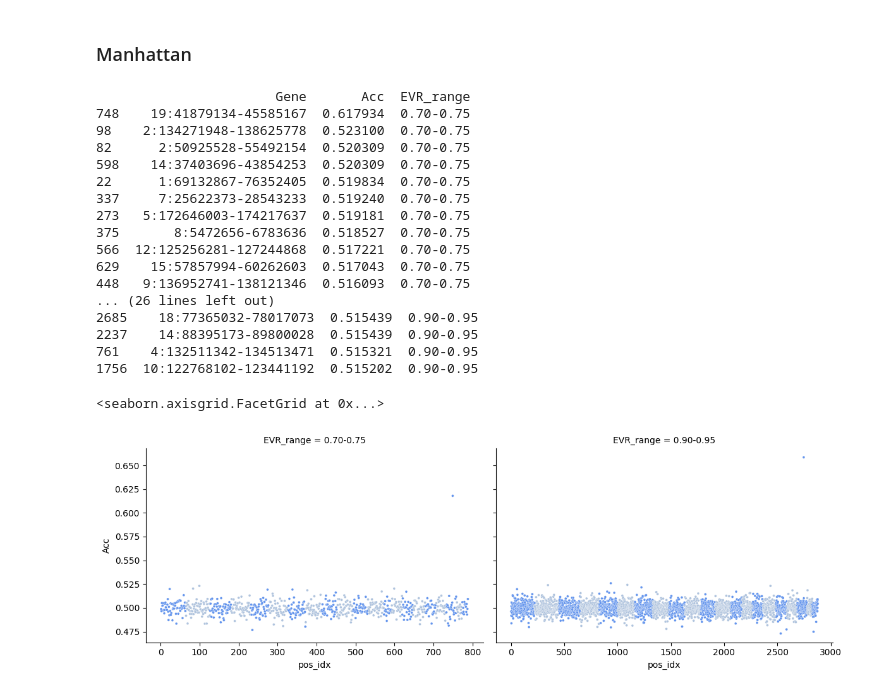
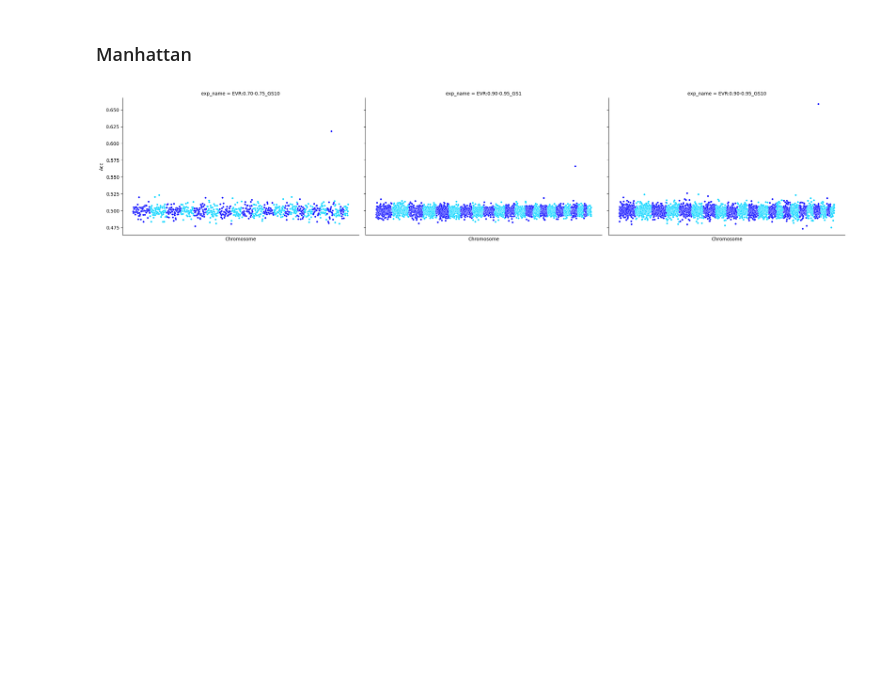
Before and after one commit to titoghose/GWANN, a Jupyter notebook: Code_AD/gene_PCA.ipynb, the cells around one changed output. Saved outputs shown, nothing was run; the diff lists cells and outputs as text; code cells hidden in the pictures; blank space fills up the shorter version.

```diff
--- a/Code_AD/gene_PCA.ipynb
+++ b/Code_AD/gene_PCA.ipynb
@@ -9,7 +9,8 @@ import tqdm
 # FH_AD_ChrGenePCA_00_GS10_v1_2500bp_summary
 exp_list = [
     {'name': 'GenePCA_00_GS10_v1', 'evr': 0.7},
-    {'name': 'GenePCA_00_GS10_v2', 'evr': 0.9}]
+    {'name': 'GenePCA_00_GS10_v2', 'evr': 0.9},
+    {'name': 'GenePCA_00_GS1_v2', 'evr': 0.9}]
 # %%
 def get_num_snps(pca_folder, pca_fname):
     with open(f'{pca_folder}/{pca_fname}', 'rb') as f:
@@ -32,7 +33,9 @@ for exp_dict in exp_list:
     meta_agg = pd.concat(meta_agg)
     summ_df = pd.merge(summ_df, meta_agg, on='Gene', how='inner')
     summ_df = summ_df[['Gene', 'Chrom', 'num_snps', 'evr', 'Acc']]
-    summ_df['EVR_range'] = f'{exp_dict["evr"]:.2f}-{exp_dict["evr"]+0.05:.2f}'
+    # summ_df['EVR_range'] = f'{exp_dict["evr"]:.2f}-{exp_dict["evr"]+0.05:.2f}'
+    summ_df['exp_name'] = f'EVR:{exp_dict["evr"]:.2f}-{exp_dict["evr"]+0.05:.2f}'
+    summ_df['exp_name'] += f'_{exp_dict["name"].split("_")[-2]}'
     print(summ_df.head())
     exp_dict['summ_df'] = summ_df
 # %% [output]
@@ -85,45 +89,45 @@ plt.show()
 # %% [markdown]
 ### Manhattan
 # %%
+gdf = pd.read_csv('/home/upamanyu/GWANN/GWANN/datatables/gene_annot.csv')
 def pos(region):
     start = int(region.split(':')[1].split('-')[0])
     end = int(region.split(':')[1].split('-')[1])
     pos = (start+end)//2
     return pos
 
+def glist(region):
+    chrom = int(region.split(':')[0].split('-')[0])
+    start = int(region.split(':')[1].split('-')[0])
+    end = int(region.split(':')[1].split('-')[1])
+    glist = gdf.loc[((gdf['chrom'] == chrom) &
+             (gdf['start'] >= start) &
+             (gdf['end'] <= end))]['symbol'].values
+    glist = ' : '.join(glist)
+    return glist
+
+
 manhattan_df = plot_df.copy()
 manhattan_df['pos'] = manhattan_df['Gene'].apply(lambda x: pos(x)).values
+manhattan_df['glist'] = manhattan_df['Gene'].apply(lambda x: glist(x)).values
 manhattan_df_new = []
-for g, idx in manhattan_df.groupby('EVR_range').groups.items():
+for g, idx in manhattan_df.groupby('exp_name').groups.items():
     tdf = manhattan_df.loc[idx].copy()
     tdf.sort_values(['Chrom', 'pos'], inplace=True)
     tdf.reset_index(drop=True, inplace=True)
     tdf['pos_idx'] = tdf.index.values + 1
-    print(tdf.sort_values('Acc', ascending=False)[['Gene', 'Acc', 'EVR_range']].head(20))
+    tdf.sort_values('Acc', ascending=False)[['Gene', 'Acc', 'exp_name', 'glist']].head(10).to_csv(f'./{g}.csv', index=False)
     manhattan_df_new.append(tdf)
 
 manhattan_df_new = pd.concat(manhattan_df_new)
-fg = sns.FacetGrid(data=manhattan_df_new, col='EVR_range', sharey=True, sharex=False,
-                   height=4, aspect=1.5)
-fg.map_dataframe(sns.scatterplot, x='pos_idx', y='Acc', hue='Chrom', alpha=1, s=8,
-                 palette=sns.color_palette(['#6495ED', '#B0C4DE']*11))
+fg = sns.FacetGrid(data=manhattan_df_new, col='exp_name', sharey=True, sharex=False,
+                   height=5, aspect=1.5)
+fg.map_dataframe(sns.scatterplot, x='pos_idx', y='Acc', hue='Chrom', alpha=1, s=16,
+                 palette=sns.color_palette(['#0000FF', '#00D5FF']*11))
+for ax in fg.axes.flatten():
+    ax.set_xticklabels([])
+    ax.set_xticks([])
+    ax.set_xlabel('Chromosome')
+plt.show()
 # %% [output]
-                       Gene       Acc  EVR_range
-748    19:41879134-45585167  0.617934  0.70-0.75
-98    2:134271948-138625778  0.523100  0.70-0.75
-82      2:50925528-55492154  0.520309  0.70-0.75
-598    14:37403696-43854253  0.520309  0.70-0.75
-22      1:69132867-76352405  0.519834  0.70-0.75
-337     7:25622373-28543233  0.519240  0.70-0.75
-273   5:172646003-174217637  0.519181  0.70-0.75
-375       8:5472656-6783636  0.518527  0.70-0.75
-566  12:125256281-127244868  0.517221  0.70-0.75
-629    15:57857994-60262603  0.517043  0.70-0.75
-448   9:136952741-138121346  0.516093  0.70-0.75
-... (26 lines left out)
-2685    18:77365032-78017073  0.515439  0.90-0.95
-2237    14:88395173-89800028  0.515439  0.90-0.95
-761    4:132511342-134513471  0.515321  0.90-0.95
-1756  10:122768102-123441192  0.515202  0.90-0.95
-<seaborn.axisgrid.FacetGrid at 0x...>
-[figure, old version]
+[figure, new version]
```
Also changed, not shown: parts of 3 cells of this notebook, 1 other file.
